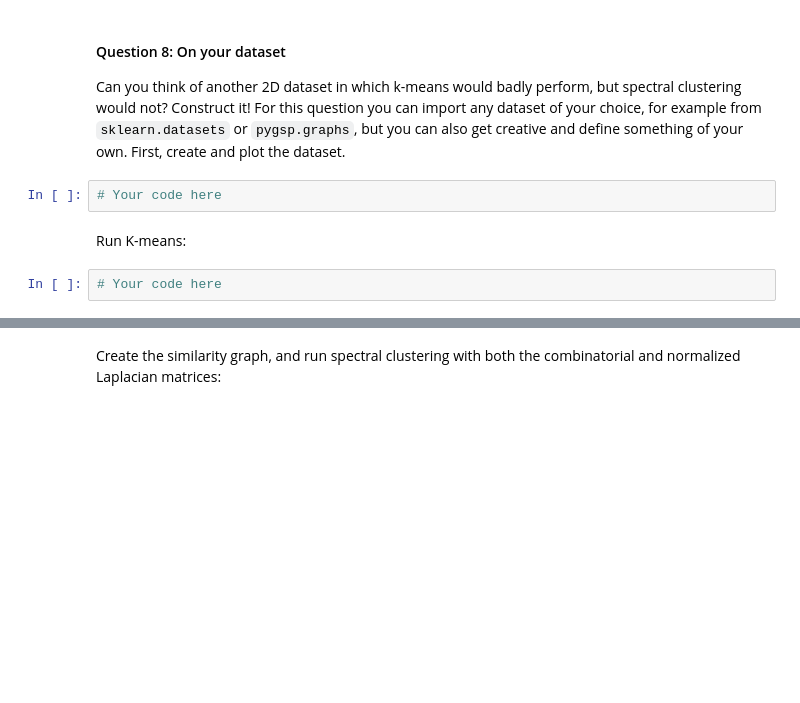
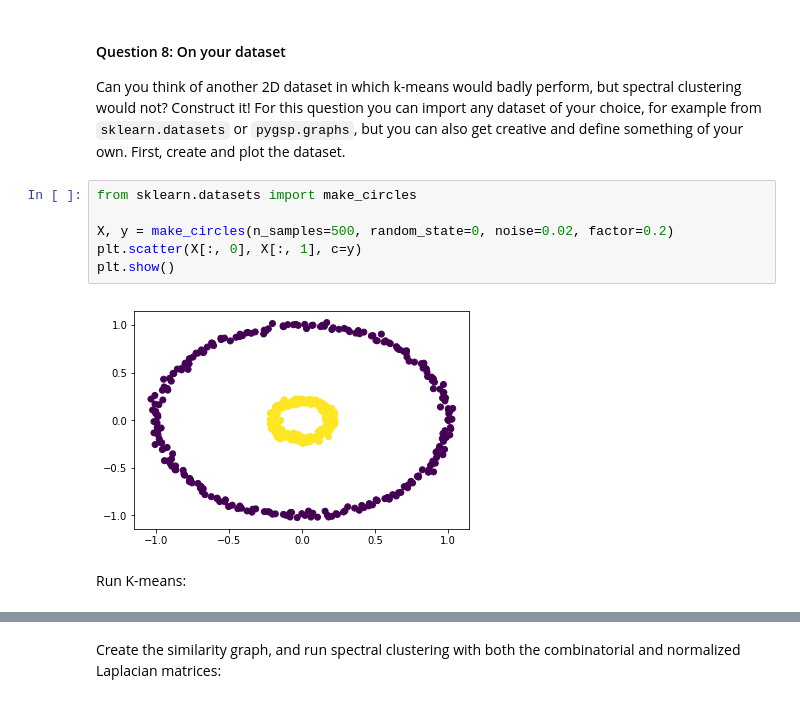
Before and after one commit to JelenaBanjac/network-science-and-graphs, a Jupyter notebook: 2_learning_with_graphs.ipynb, the cells around one changed output, grey strips where cells are left out. Drawn from its saved outputs; the diff is of its cells as text; blank space fills up the shorter version.

```diff
--- a/2_learning_with_graphs.ipynb
+++ b/2_learning_with_graphs.ipynb
@@ -264,9 +290,13 @@ plt.show()
 Can you think of another 2D dataset in which k-means would badly perform, but spectral clustering would not?
 Construct it!
 For this question you can import any dataset of your choice, for example from `sklearn.datasets` or `pygsp.graphs`, but you can also get creative and define something of your own. First, create and plot the dataset.
-# %%
-# Your code here
+# %%
+from sklearn.datasets import make_circles
+
+X, y = make_circles(n_samples=500, random_state=0, noise=0.02, factor=0.2)
+plt.scatter(X[:, 0], X[:, 1], c=y)
+plt.show()
+# %% [output]
+[figure, added]
 # %% [markdown]
 Run K-means:
-# %%
-# Your code here
```
Also changed, not shown: parts of 13 cells of this notebook.
